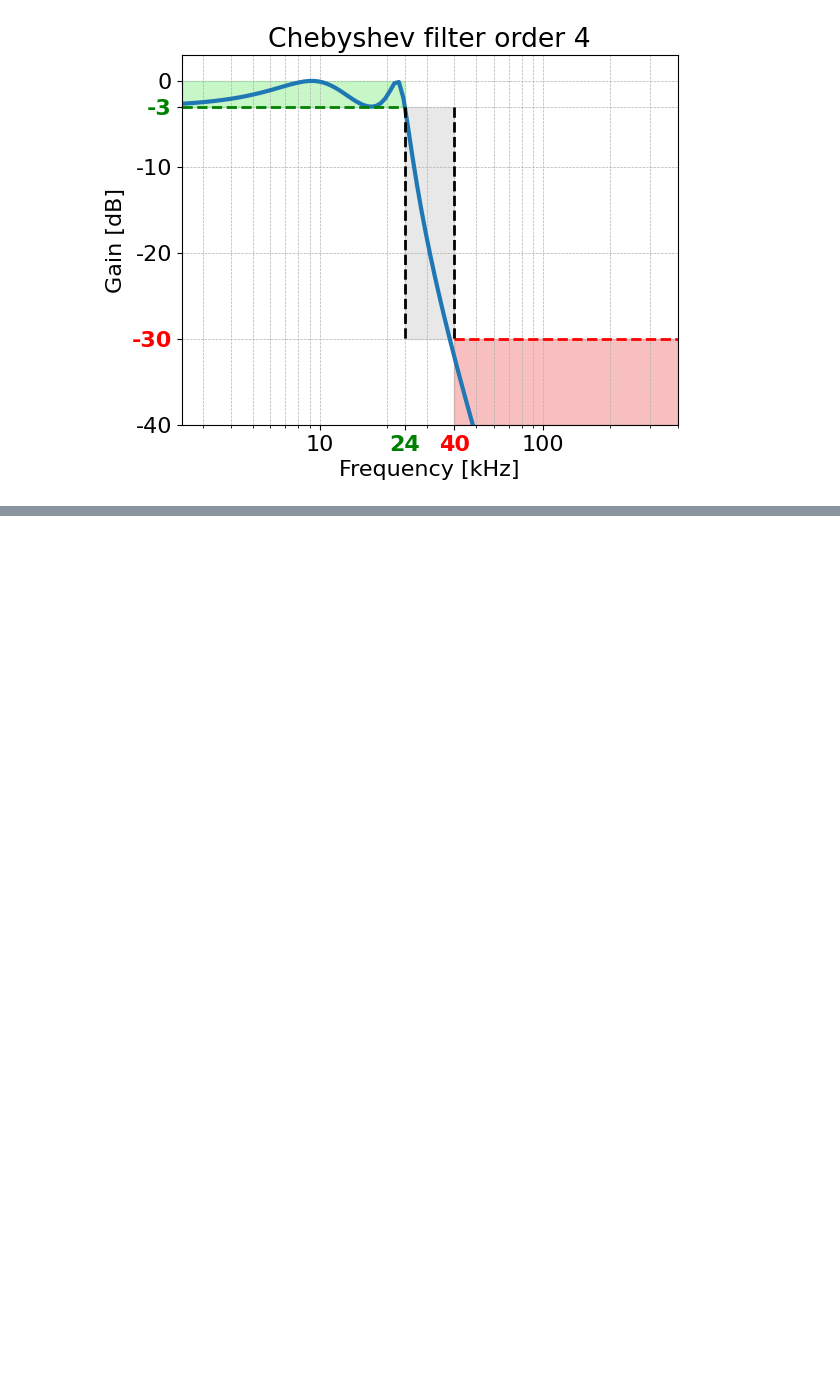
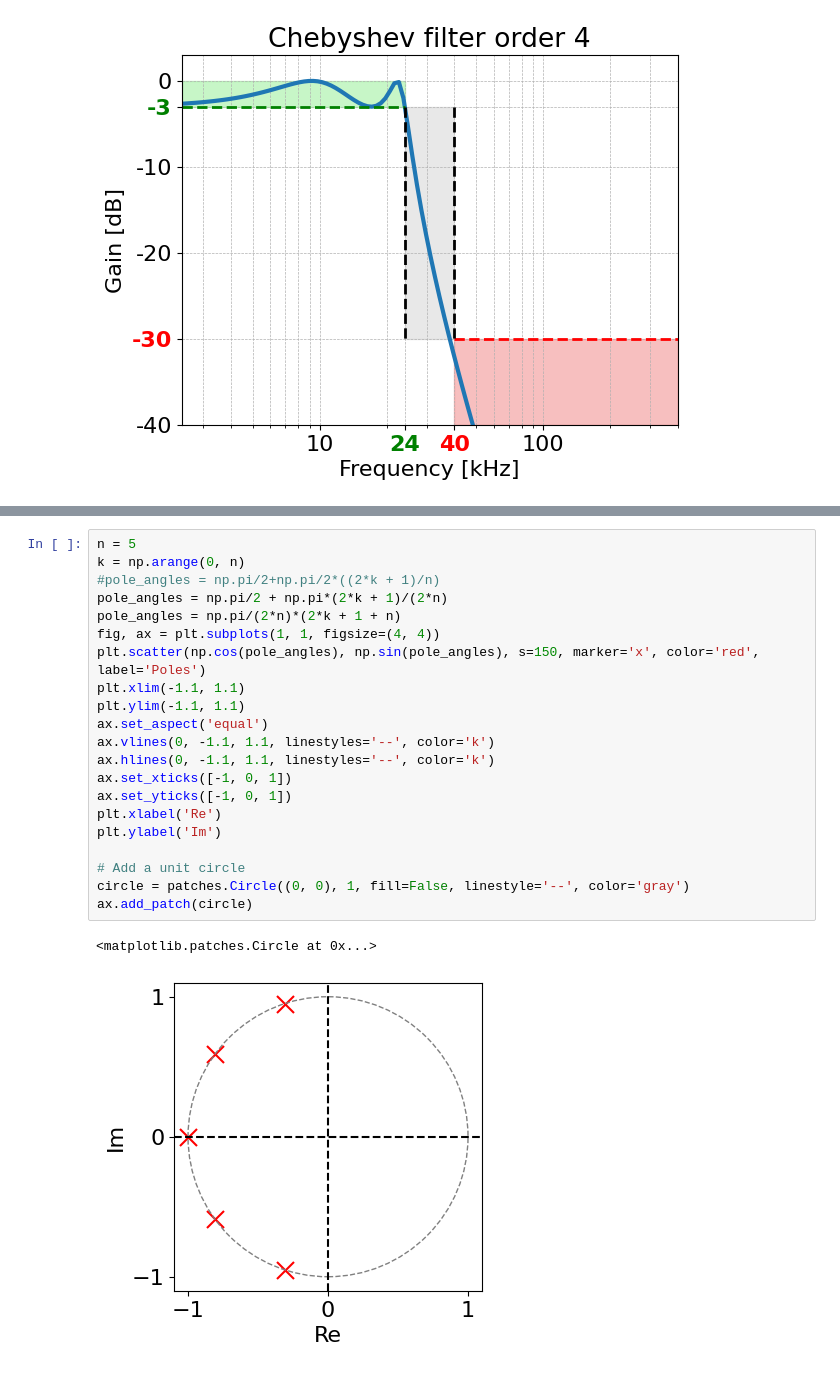
Before and after one commit to tdubach/fachdidaktik, a Jupyter notebook: filter/filter_tolerance_plot.ipynb, the cells around one changed output, grey strips where cells are left out. Drawn from its saved outputs; the diff is of its cells as text; blank space fills up the shorter version.

```diff
--- a/filter/filter_tolerance_plot.ipynb
+++ b/filter/filter_tolerance_plot.ipynb
@@ -99,0 +154,24 @@ plt.title(f'Chebyshev filter order {n}');
+# %%
+n = 5
+k = np.arange(0, n)
+#pole_angles = np.pi/2+np.pi/2*((2*k + 1)/n)
+pole_angles = np.pi/2 + np.pi*(2*k + 1)/(2*n)
+pole_angles = np.pi/(2*n)*(2*k + 1 + n)
+fig, ax = plt.subplots(1, 1, figsize=(4, 4))
+plt.scatter(np.cos(pole_angles), np.sin(pole_angles), s=150, marker='x', color='red', label='Poles')
+plt.xlim(-1.1, 1.1)
+plt.ylim(-1.1, 1.1)
+ax.set_aspect('equal')
+ax.vlines(0, -1.1, 1.1, linestyles='--', color='k')
+ax.hlines(0, -1.1, 1.1, linestyles='--', color='k')
+ax.set_xticks([-1, 0, 1])
+ax.set_yticks([-1, 0, 1])
+plt.xlabel('Re')
+plt.ylabel('Im')
+
+# Add a unit circle
+circle = patches.Circle((0, 0), 1, fill=False, linestyle='--', color='gray')
+ax.add_patch(circle)
+# %% [output]
+<matplotlib.patches.Circle at 0x...>
+[figure, added]
```
Also changed, not shown: parts of 3 cells of this notebook.
